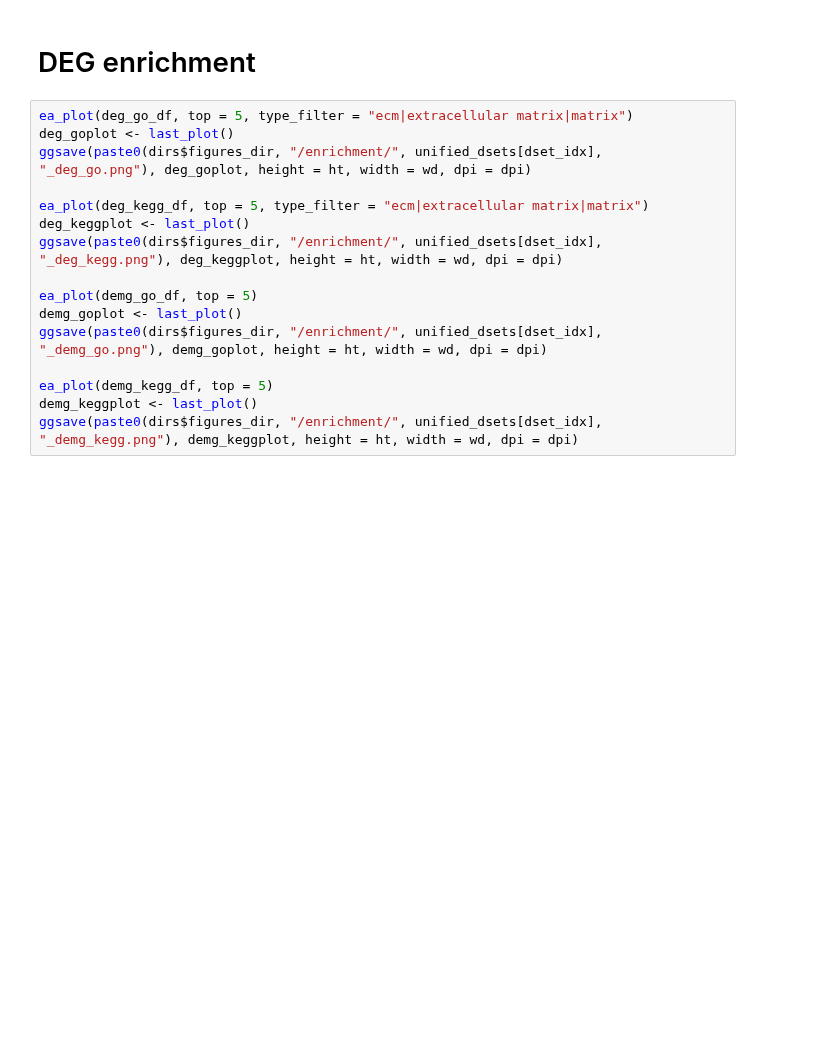
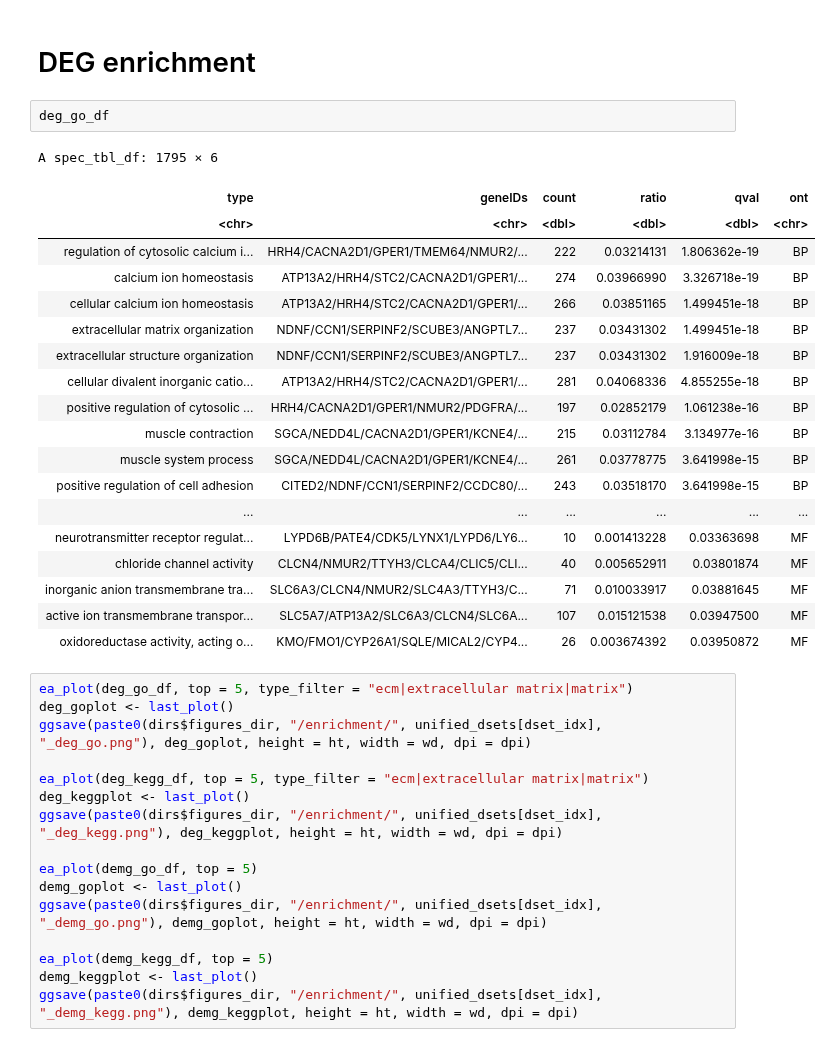
Before and after one commit to fogg-lab/characterizing-ecm-transcriptome-of-endometriosis, a Jupyter notebook: figures/ea_results_vis.ipynb, the cells around one changed output. Saved outputs shown, nothing was run; the diff lists cells and outputs as text; blank space fills up the shorter version.

```diff
--- a/figures/ea_results_vis.ipynb
+++ b/figures/ea_results_vis.ipynb
@@ -85,6 +85,28 @@ ea_plot <- function(df, title = "", top = 40, label_size = 16, qval_thresh = 0.0
 }
 # %% [markdown]
 # DEG enrichment
+# %%
+deg_go_df
+# %% [output]
+A spec_tbl_df: 1795 × 6
+| type | geneIDs | count | ratio | qval | ont |
+| <chr> | <chr> | <dbl> | <dbl> | <dbl> | <chr> |
+| regulation of cytosolic calcium i... | HRH4/CACNA2D1/GPER1/TMEM64/NMUR2/... | 222 | 0.03214131 | 1.806362e-19 | BP |
+| calcium ion homeostasis | ATP13A2/HRH4/STC2/CACNA2D1/GPER1/... | 274 | 0.03966990 | 3.326718e-19 | BP |
+| cellular calcium ion homeostasis | ATP13A2/HRH4/STC2/CACNA2D1/GPER1/... | 266 | 0.03851165 | 1.499451e-18 | BP |
+| extracellular matrix organization | NDNF/CCN1/SERPINF2/SCUBE3/ANGPTL7... | 237 | 0.03431302 | 1.499451e-18 | BP |
+| extracellular structure organization | NDNF/CCN1/SERPINF2/SCUBE3/ANGPTL7... | 237 | 0.03431302 | 1.916009e-18 | BP |
+| cellular divalent inorganic catio... | ATP13A2/HRH4/STC2/CACNA2D1/GPER1/... | 281 | 0.04068336 | 4.855255e-18 | BP |
+| positive regulation of cytosolic ... | HRH4/CACNA2D1/GPER1/NMUR2/PDGFRA/... | 197 | 0.02852179 | 1.061238e-16 | BP |
+| muscle contraction | SGCA/NEDD4L/CACNA2D1/GPER1/KCNE4/... | 215 | 0.03112784 | 3.134977e-16 | BP |
+| muscle system process | SGCA/NEDD4L/CACNA2D1/GPER1/KCNE4/... | 261 | 0.03778775 | 3.641998e-15 | BP |
+| positive regulation of cell adhesion | CITED2/NDNF/CCN1/SERPINF2/CCDC80/... | 243 | 0.03518170 | 3.641998e-15 | BP |
+| ... | ... | ... | ... | ... | ... |
+| neurotransmitter receptor regulat... | LYPD6B/PATE4/CDK5/LYNX1/LYPD6/LY6... | 10 | 0.001413228 | 0.03363698 | MF |
+| chloride channel activity | CLCN4/NMUR2/TTYH3/CLCA4/CLIC5/CLI... | 40 | 0.005652911 | 0.03801874 | MF |
+| inorganic anion transmembrane tra... | SLC6A3/CLCN4/NMUR2/SLC4A3/TTYH3/C... | 71 | 0.010033917 | 0.03881645 | MF |
+| active ion transmembrane transpor... | SLC5A7/ATP13A2/SLC6A3/CLCN4/SLC6A... | 107 | 0.015121538 | 0.03947500 | MF |
+| oxidoreductase activity, acting o... | KMO/FMO1/CYP26A1/SQLE/MICAL2/CYP4... | 26 | 0.003674392 | 0.03950872 | MF |
 # %%
 ea_plot(deg_go_df, top = 5, type_filter = "ecm|extracellular matrix|matrix")
 deg_goplot <- last_plot()
```
Also changed, not shown: parts of 3 cells of this notebook, 8 other files.
